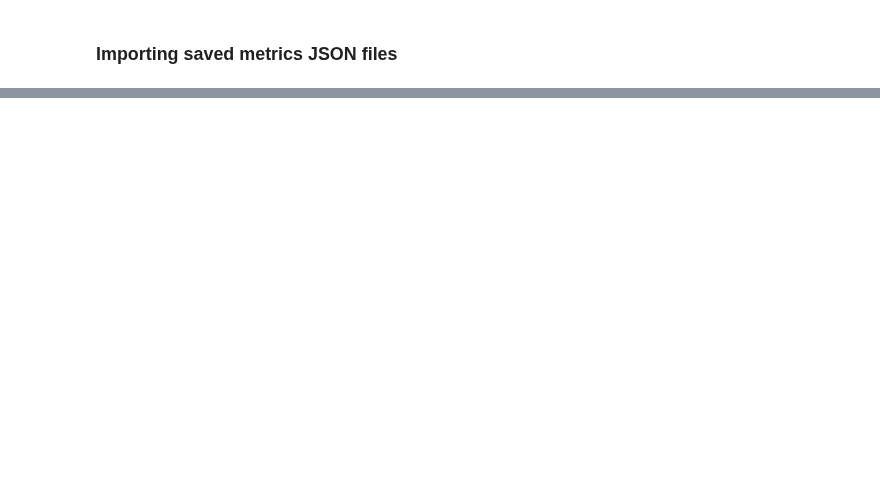
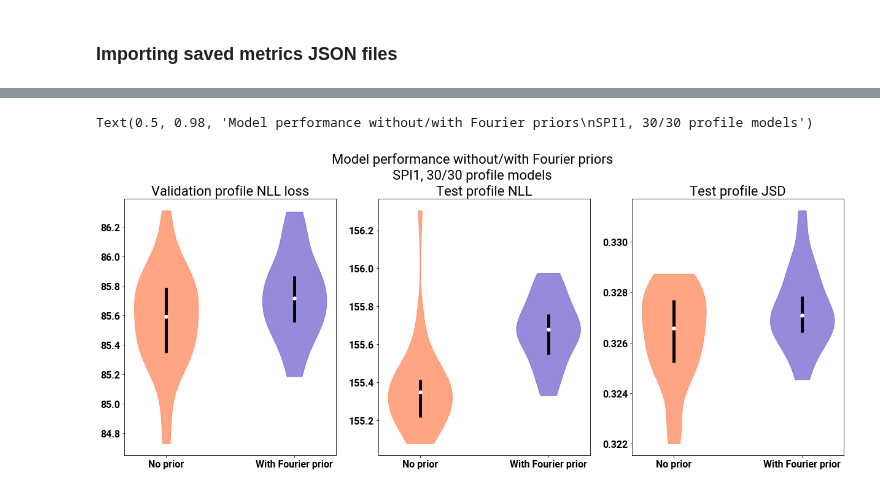
Before and after one commit to amtseng/fourier_attribution_priors, a Jupyter notebook: notebooks/training_statistics.ipynb, the cells around one changed output, grey strips where cells are left out. Drawn from its saved outputs; the diff is of its cells as text; code cells hidden in the pictures; blank space fills up the shorter version.

```diff
--- a/notebooks/training_statistics.ipynb
+++ b/notebooks/training_statistics.ipynb
@@ -258,0 +260,41 @@ print("One-sided t-test p: %f" % (p / 2))
+# %%
+num_violin_plots = 1 + len(test_metrics)
+fig, ax = plt.subplots(1, num_violin_plots, figsize=(7 * num_violin_plots, 8))
+
+def create_violin_pair(ax, noprior_data, prior_data, metric_name):
+    all_data = np.stack([noprior_data, prior_data], axis=0)
+    # Define the quartiles
+    q1, med, q3 = np.percentile(all_data, [25, 50, 70], axis=1)
+    iqr = q3 - q1
+    plot_parts = ax.violinplot(
+        [np.sort(all_data[0]), np.sort(all_data[1])], showmeans=False, showmedians=False, showextrema=False
+    )
+    violin_parts = plot_parts["bodies"]
+    violin_parts[0].set_facecolor("coral")
+    violin_parts[0].set_edgecolor("coral")
+    violin_parts[0].set_alpha(0.7)
+    violin_parts[1].set_facecolor("slateblue")
+    violin_parts[1].set_edgecolor("slateblue")
+    violin_parts[1].set_alpha(0.7)
+
+    inds = np.arange(1, 3)
+    ax.vlines(inds, q1, q3, color="black", linewidth=5, zorder=1)
+    ax.scatter(inds, med, marker="o", color="white", s=30, zorder=2)
+    ax.set_xticks(inds)
+    ax.set_xticklabels(["No prior", "With Fourier prior"])
+    ax.set_title(metric_name)
+
+create_violin_pair(ax[0], noprior_vals, prior_vals, "Validation profile NLL loss" if model_type == "profile" else "Validation loss")
+for i in range(0, len(test_metrics)):
+    create_violin_pair(ax[i + 1], test_metrics[i][1], test_metrics[i][2], test_metrics[i][0][0].upper() + test_metrics[i][0][1:])
+
+title = "Model performance without/with Fourier priors"
+title += "\n%s, %d/%d %s models" % (condition_name, len(noprior_vals), len(prior_vals), model_type)
+plt.subplots_adjust(top=0.85)
+if peak_retention != "all":
+    title += "\nTraining on %s peaks" % peak_retention
+    plt.subplots_adjust(top=0.80)
+fig.suptitle(title)
+# %% [output]
+Text(0.5, 0.98, 'Model performance without/with Fourier priors\nSPI1, 30/30 profile models')
+[figure, added]
```
Also changed, not shown: parts of 22 cells of this notebook.
